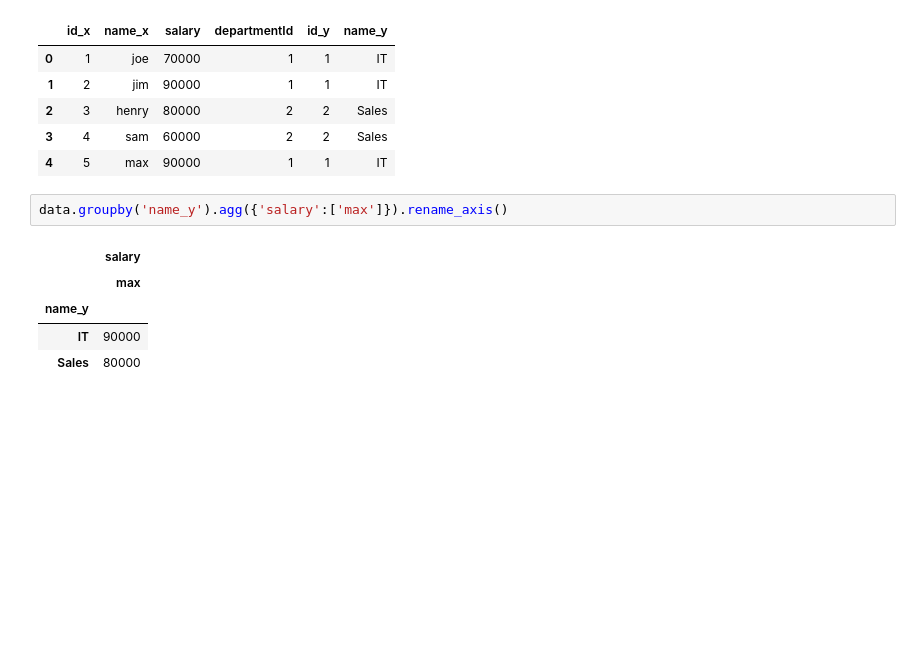
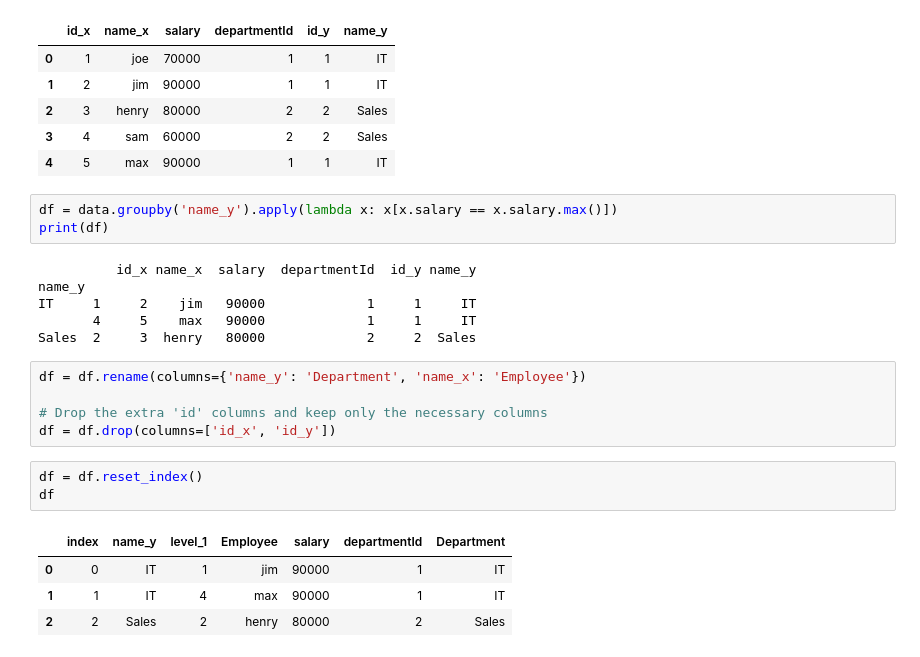
Before and after one commit to omprakashselvaraj/Pandas-Exercise, a Jupyter notebook: Pandas_Exercise.ipynb, the cells around one changed output. Cells and saved outputs as stored; diff of their text form; blank space fills up the shorter version.

```diff
--- a/Pandas_Exercise.ipynb
+++ b/Pandas_Exercise.ipynb
@@ -170,11 +172,25 @@ data
 | 2 | 3 | henry | 80000 | 2 | 2 | Sales |
 | 3 | 4 | sam | 60000 | 2 | 2 | Sales |
 | 4 | 5 | max | 90000 | 1 | 1 | IT |
-# %%
-data.groupby('name_y').agg({'salary':['max']}).rename_axis()
-# %% [output]
-|  | salary |
-|  | max |
-| name_y |  |
-| IT | 90000 |
-| Sales | 80000 |
+# %%
+df = data.groupby('name_y').apply(lambda x: x[x.salary == x.salary.max()])
+print(df)
+# %% [output]
+          id_x name_x  salary  departmentId  id_y name_y
+name_y
+IT     1     2    jim   90000             1     1     IT
+       4     5    max   90000             1     1     IT
+Sales  2     3  henry   80000             2     2  Sales
+# %%
+df = df.rename(columns={'name_y': 'Department', 'name_x': 'Employee'})
+
+# Drop the extra 'id' columns and keep only the necessary columns
+df = df.drop(columns=['id_x', 'id_y'])
+# %%
+df = df.reset_index()
+df
+# %% [output]
+|  | index | name_y | level_1 | Employee | salary | departmentId | Department |
+| 0 | 0 | IT | 1 | jim | 90000 | 1 | IT |
+| 1 | 1 | IT | 4 | max | 90000 | 1 | IT |
+| 2 | 2 | Sales | 2 | henry | 80000 | 2 | Sales |
```
Also changed, not shown: parts of 26 cells of this notebook.
